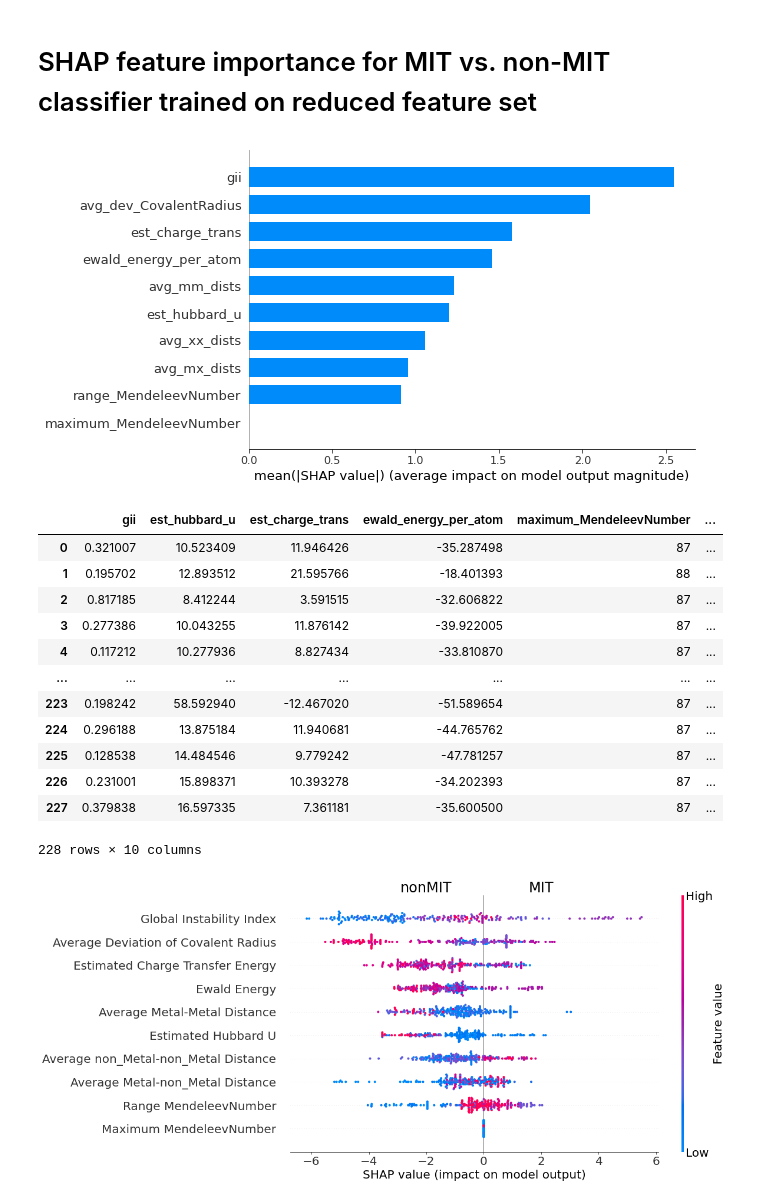
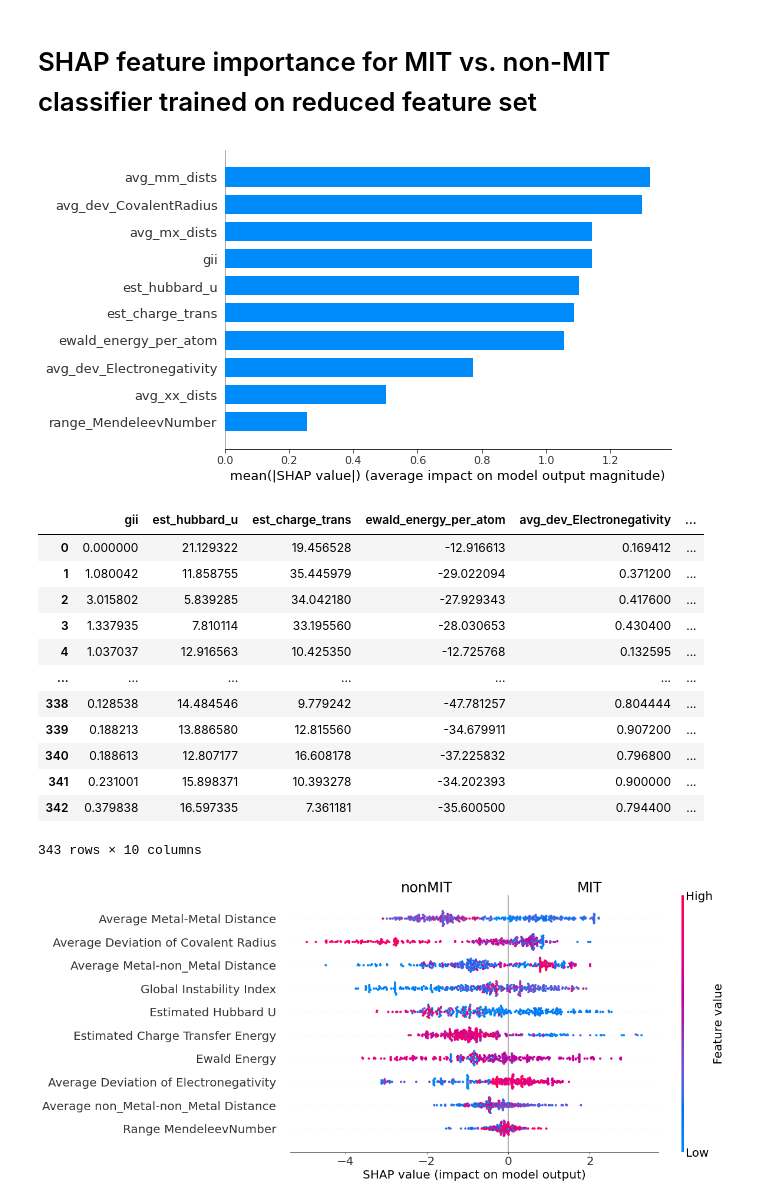
Before and after one commit to rpw199912j/mit_model_code, a Jupyter notebook: notebooks/shap_analysis.ipynb, the cells around one changed output. Saved outputs shown, nothing was run; the diff lists cells and outputs as text; code cells hidden in the pictures.

```diff
--- a/notebooks/shap_analysis.ipynb
+++ b/notebooks/shap_analysis.ipynb
@@ -17,7 +17,7 @@ from model.model_building import load_data
 METAL_MODEL_REDUCED_PATH = "../model/saved_models/new_models/metal_reduced.model"
 INSULATOR_MODEL_REDUCED_PATH = "../model/saved_models/new_models/insulator_reduced.model"
 MIT_MODEL_REDUCED_PATH = "../model/saved_models/new_models/mit_reduced.model"
-REDUCED_PATH = "../data/processed/IMT_Classification_Dataset_Reduced_Feature_Set_v9.xlsx"
+REDUCED_PATH = "../data/processed/IMT_Classification_Dataset_Reduced_Feature_Set_v10.xlsx"
 SAVE_PLOT = True
 # %% [markdown]
 # Read in the data & model
@@ -105,48 +105,48 @@ shap_values = explainer.shap_values(x)
 shap.summary_plot(shap_values, x, plot_type="bar", max_display=10, show=False)
 if SAVE_PLOT: plt.savefig("../plots/MIT_top_10_features_reduced.pdf", dpi=300, bbox_inches="tight")
 # %% [output]
-[figure, old version]
+[figure, new version]
 # %%
 x
 # %% [output]
-|  | gii | est_hubbard_u | est_charge_trans | ewald_energy_per_atom | maximum_MendeleevNumber | ... |
-| 0 | 0.321007 | 10.523409 | 11.946426 | -35.287498 | 87 | ... |
-| 1 | 0.195702 | 12.893512 | 21.595766 | -18.401393 | 88 | ... |
-| 2 | 0.817185 | 8.412244 | 3.591515 | -32.606822 | 87 | ... |
-| 3 | 0.277386 | 10.043255 | 11.876142 | -39.922005 | 87 | ... |
-| 4 | 0.117212 | 10.277936 | 8.827434 | -33.810870 | 87 | ... |
+|  | gii | est_hubbard_u | est_charge_trans | ewald_energy_per_atom | avg_dev_Electronegativity | ... |
+| 0 | 0.000000 | 21.129322 | 19.456528 | -12.916613 | 0.169412 | ... |
+| 1 | 1.080042 | 11.858755 | 35.445979 | -29.022094 | 0.371200 | ... |
+| 2 | 3.015802 | 5.839285 | 34.042180 | -27.929343 | 0.417600 | ... |
+| 3 | 1.337935 | 7.810114 | 33.195560 | -28.030653 | 0.430400 | ... |
+| 4 | 1.037037 | 12.916563 | 10.425350 | -12.725768 | 0.132595 | ... |
 | ... | ... | ... | ... | ... | ... | ... |
-| 223 | 0.198242 | 58.592940 | -12.467020 | -51.589654 | 87 | ... |
-| 224 | 0.296188 | 13.875184 | 11.940681 | -44.765762 | 87 | ... |
-| 225 | 0.128538 | 14.484546 | 9.779242 | -47.781257 | 87 | ... |
-| 226 | 0.231001 | 15.898371 | 10.393278 | -34.202393 | 87 | ... |
-| 227 | 0.379838 | 16.597335 | 7.361181 | -35.600500 | 87 | ... |
+| 338 | 0.128538 | 14.484546 | 9.779242 | -47.781257 | 0.804444 | ... |
+| 339 | 0.188213 | 13.886580 | 12.815560 | -34.679911 | 0.907200 | ... |
+| 340 | 0.188613 | 12.807177 | 16.608178 | -37.225832 | 0.796800 | ... |
+| 341 | 0.231001 | 15.898371 | 10.393278 | -34.202393 | 0.900000 | ... |
+| 342 | 0.379838 | 16.597335 | 7.361181 | -35.600500 | 0.794400 | ... |
-228 rows × 10 columns
+343 rows × 10 columns
 # %%
 shap.summary_plot(shap_values, x, max_display=10, plot_type="dot", plot_size=(14, 8), show=False,
                   feature_names=["Global Instability Index",
                                  "Estimated Hubbard U",
                                  "Estimated Charge Transfer Energy",
                                  "Ewald Energy",
-                                 "Maximum MendeleevNumber",
+                                 "Average Deviation of Electronegativity",
                                  "Range MendeleevNumber",
                                  "Average Deviation of Covalent Radius",
                                  "Average Metal-Metal Distance",
                                  "Average Metal-non_Metal Distance",
                                  "Average non_Metal-non_Metal Distance"
                                  ])
 ax = plt.gca()
 fig = plt.gcf()
 for item in ([ax.title, ax.xaxis.label, ax.yaxis.label,
               fig.axes[1].get_children()[8].get_children()[0],
               fig.axes[1].get_children()[8].get_children()[-2].get_children()[-1],
               fig.axes[1].get_children()[8].get_children()[-1].get_children()[-1]] + ax.get_xticklabels() + ax.get_yticklabels()):
     item.set_fontsize(20)
 ax.annotate("nonMIT", xy=(-2, 10), ha="center", va="bottom", fontsize=24)
 ax.annotate("MIT", xy=(2, 10), ha="center", va="bottom", fontsize=24)
 if SAVE_PLOT: ax.figure.savefig("../plots/mit_classifier_reduced_shap_dot.pdf", dpi=300, bbox_inches="tight")
 # %% [output]
-[figure, old version]
+[figure, new version]
 # %%
 NdNiO3 = df_reduced.loc[df_reduced.Compound == "NdNiO3"]
 NdNiO3_index = NdNiO3.index.to_list()[0]
```
Also changed, not shown: parts of 10 cells of this notebook, 4 other files.
